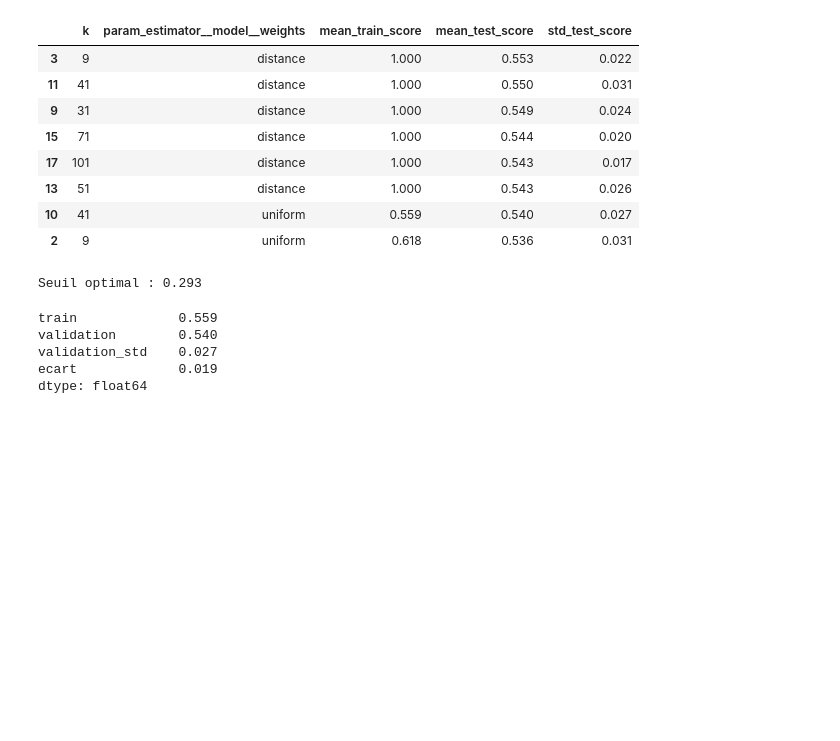
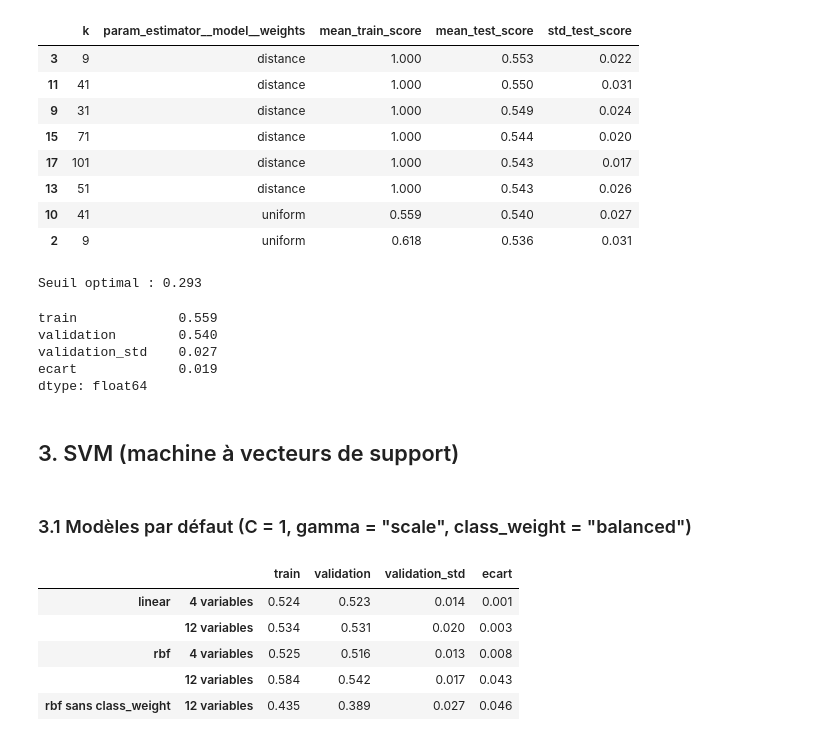
Before and after one commit to AmbreBerdery/WineQuality, a Jupyter notebook: notebooks/05_optimization.ipynb, the cells around one changed output. Drawn from its saved outputs; the diff is of its cells as text; code cells hidden in the pictures; blank space fills up the shorter version.

```diff
--- a/notebooks/05_optimization.ipynb
+++ b/notebooks/05_optimization.ipynb
@@ -182,3 +182,28 @@ ecart             0.019
 dtype: float64
 # %%
 save_model(knn_final, "knn")
+# %% [markdown]
+## 3. SVM (machine à vecteurs de support)
+# %% [markdown]
+### 3.1 Modèles par défaut (C = 1, gamma = "scale", class_weight = "balanced")
+# %%
+rows = {}
+for kernel in ["linear", "rbf"]:
+    for label, cols in [("4 variables", features), ("12 variables", None)]:
+        model = svm(cols).set_params(model__kernel=kernel)
+        rows[(kernel, label)] = train_vs_cv_scores(model, X_train, y_train)
+
+# Même SVM RBF, sans compenser le déséquilibre, pour mesurer l'effet de class_weight
+rows[("rbf sans class_weight", "12 variables")] = train_vs_cv_scores(
+    svm(None).set_params(model__class_weight=None), X_train, y_train
+)
+
+svm_base = pd.DataFrame(rows).T
+svm_base.round(3)
+# %% [output]
+|  |  | train | validation | validation_std | ecart |
+| linear | 4 variables | 0.524 | 0.523 | 0.014 | 0.001 |
+|  | 12 variables | 0.534 | 0.531 | 0.020 | 0.003 |
+| rbf | 4 variables | 0.525 | 0.516 | 0.013 | 0.008 |
+|  | 12 variables | 0.584 | 0.542 | 0.017 | 0.043 |
+| rbf sans class_weight | 12 variables | 0.435 | 0.389 | 0.027 | 0.046 |
```
